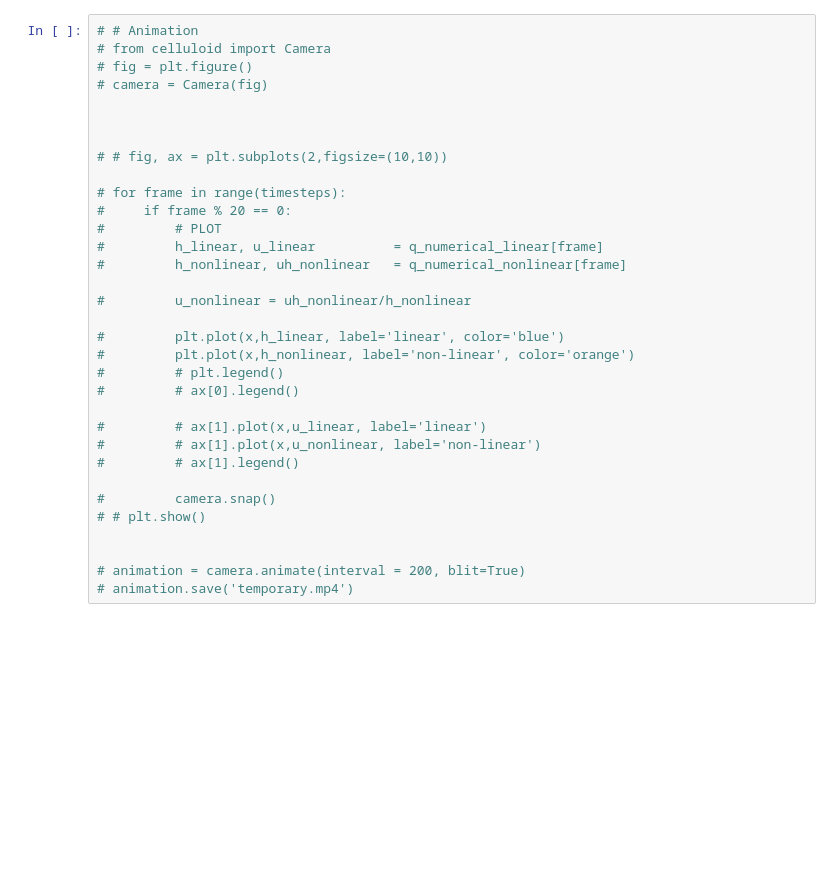
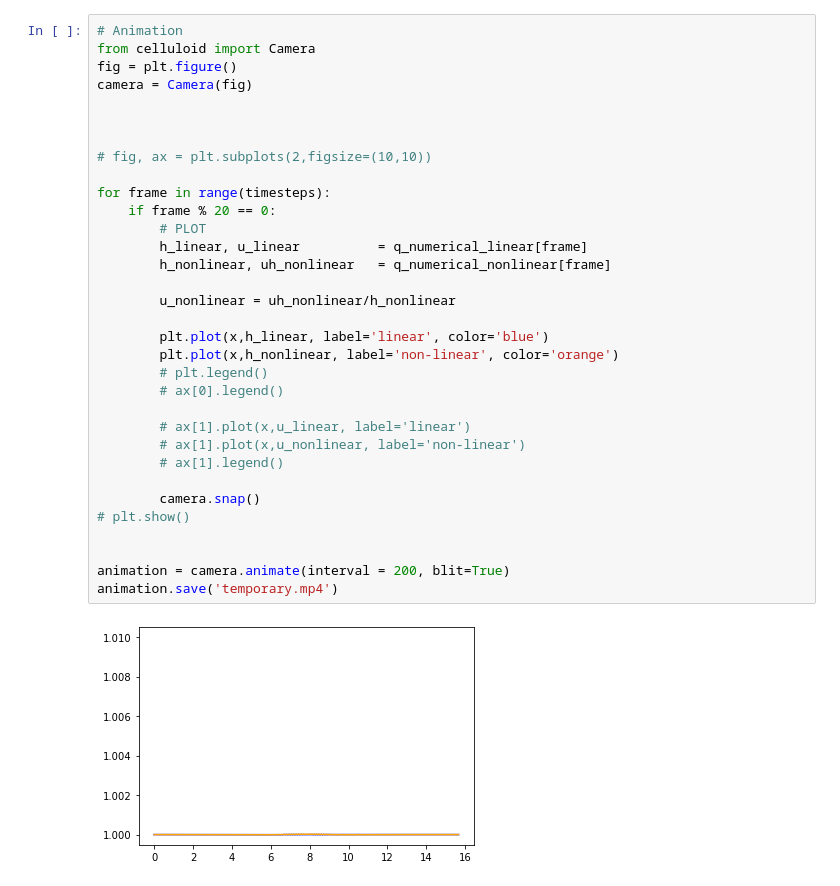
Before and after one commit to rud72k/Linearised-shallow-water-wave-equation, a Jupyter notebook: solve_both.ipynb, the cells around one changed output. Cells and saved outputs as stored; diff of their text form; blank space fills up the shorter version.

```diff
--- a/solve_both.ipynb
+++ b/solve_both.ipynb
@@ -214,33 +257,35 @@ IndexError: index 30 is out of bounds for axis 0 with size 5
 # %%
-# # Animation
-# from celluloid import Camera
-# fig = plt.figure()
-# camera = Camera(fig)
+# Animation
+from celluloid import Camera
+fig = plt.figure()
+camera = Camera(fig)
 
 
 
-# # fig, ax = plt.subplots(2,figsize=(10,10))
+# fig, ax = plt.subplots(2,figsize=(10,10))
 
-# for frame in range(timesteps):
-#     if frame % 20 == 0:
-#         # PLOT
-#         h_linear, u_linear          = q_numerical_linear[frame]
-#         h_nonlinear, uh_nonlinear   = q_numerical_nonlinear[frame]
+for frame in range(timesteps):
+    if frame % 20 == 0:
+        # PLOT
+        h_linear, u_linear          = q_numerical_linear[frame]
+        h_nonlinear, uh_nonlinear   = q_numerical_nonlinear[frame]
 
-#         u_nonlinear = uh_nonlinear/h_nonlinear
+        u_nonlinear = uh_nonlinear/h_nonlinear
 
-#         plt.plot(x,h_linear, label='linear', color='blue')
-#         plt.plot(x,h_nonlinear, label='non-linear', color='orange')
-#         # plt.legend()
-#         # ax[0].legend()
+        plt.plot(x,h_linear, label='linear', color='blue')
+        plt.plot(x,h_nonlinear, label='non-linear', color='orange')
+        # plt.legend()
+        # ax[0].legend()
 
-#         # ax[1].plot(x,u_linear, label='linear')
-#         # ax[1].plot(x,u_nonlinear, label='non-linear')
-#         # ax[1].legend()
+        # ax[1].plot(x,u_linear, label='linear')
+        # ax[1].plot(x,u_nonlinear, label='non-linear')
+        # ax[1].legend()
 
-#         camera.snap()
-# # plt.show()
+        camera.snap()
+# plt.show()
 
 
-# animation = camera.animate(interval = 200, blit=True)
-# animation.save('temporary.mp4')
+animation = camera.animate(interval = 200, blit=True)
+animation.save('temporary.mp4')
+# %% [output]
+[figure, added]
```
Also changed, not shown: parts of 8 cells of this notebook, 2 other files.
